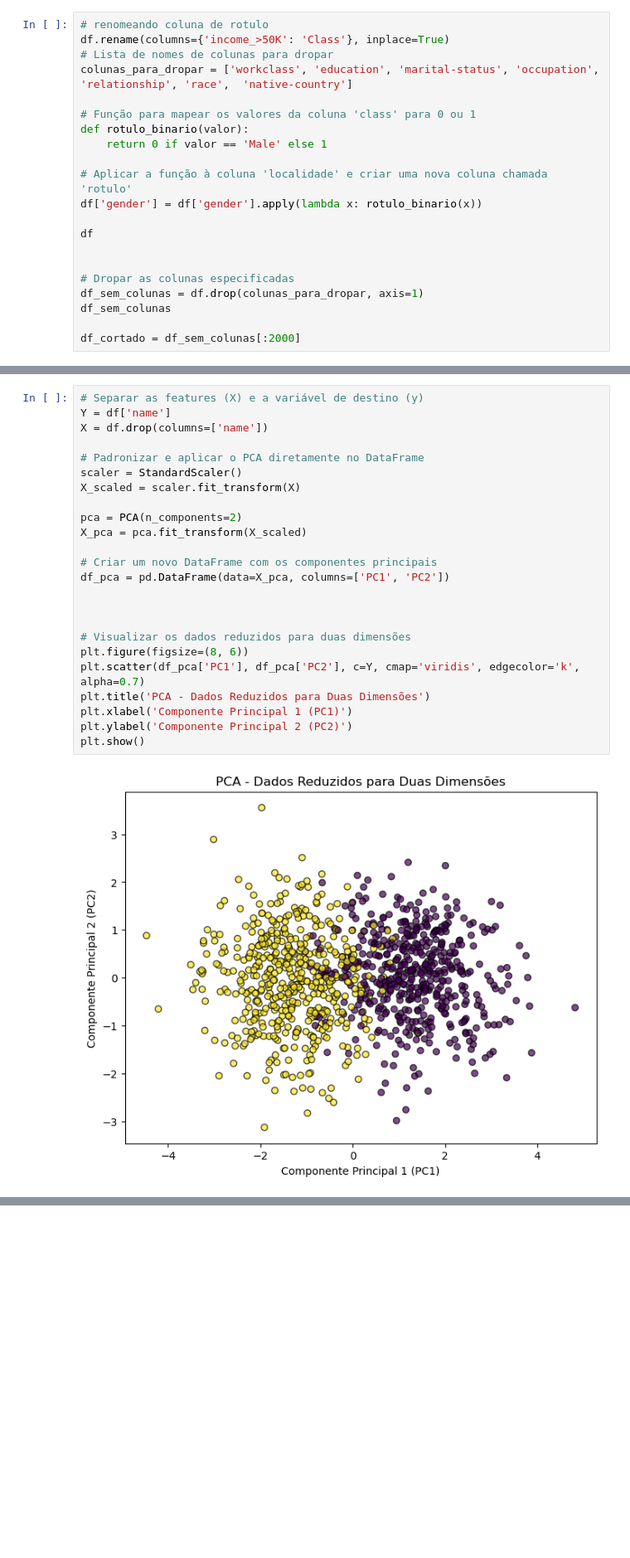
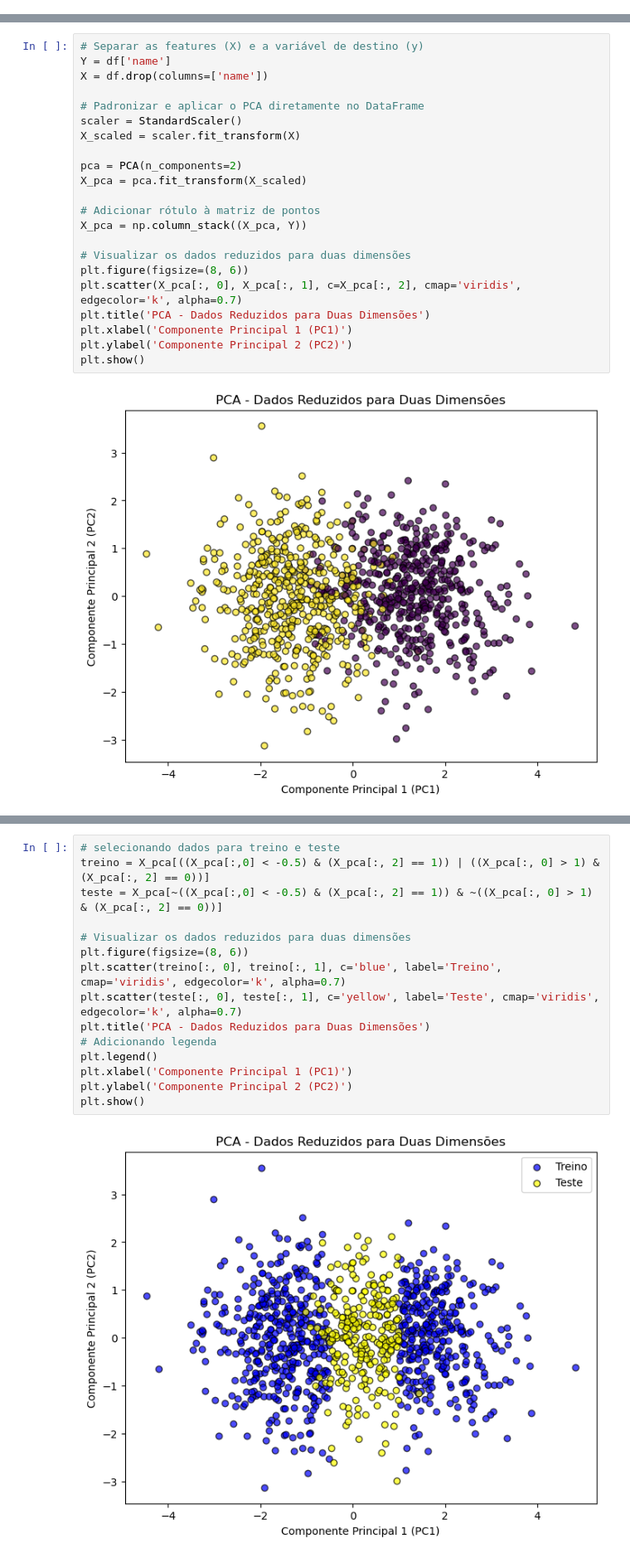
Before and after one commit to milenamoreira/geometria-computacional, a Jupyter notebook: TPALG2_V2.ipynb, the cells around one changed output, grey strips where cells are left out. Shown at 83% size. Cells and saved outputs as stored; diff of their text form; blank space fills up the shorter version.

```diff
--- a/TPALG2_V2.ipynb
+++ b/TPALG2_V2.ipynb
@@ -678,21 +735,0 @@ df.head()
-# %%
-# renomeando coluna de rotulo
-df.rename(columns={'income_>50K': 'Class'}, inplace=True)
-# Lista de nomes de colunas para dropar
-colunas_para_dropar = ['workclass', 'education', 'marital-status', 'occupation', 'relationship', 'race',  'native-country']
-
-# Função para mapear os valores da coluna 'class' para 0 ou 1
-def rotulo_binario(valor):
-    return 0 if valor == 'Male' else 1
-
-# Aplicar a função à coluna 'localidade' e criar uma nova coluna chamada 'rotulo'
-df['gender'] = df['gender'].apply(lambda x: rotulo_binario(x))
-
-df
-
-
-# Dropar as colunas especificadas
-df_sem_colunas = df.drop(colunas_para_dropar, axis=1)
-df_sem_colunas
-
-df_cortado = df_sem_colunas[:2000]
@@ -780,14 +790,12 @@ X_scaled = scaler.fit_transform(X)
 pca = PCA(n_components=2)
 X_pca = pca.fit_transform(X_scaled)
 
-# Criar um novo DataFrame com os componentes principais
-df_pca = pd.DataFrame(data=X_pca, columns=['PC1', 'PC2'])
-
-
+# Adicionar rótulo à matriz de pontos
+X_pca = np.column_stack((X_pca, Y))
 
 # Visualizar os dados reduzidos para duas dimensões
 plt.figure(figsize=(8, 6))
-plt.scatter(df_pca['PC1'], df_pca['PC2'], c=Y, cmap='viridis', edgecolor='k', alpha=0.7)
+plt.scatter(X_pca[:, 0], X_pca[:, 1], c=X_pca[:, 2], cmap='viridis', edgecolor='k', alpha=0.7)
 plt.title('PCA - Dados Reduzidos para Duas Dimensões')
 plt.xlabel('Componente Principal 1 (PC1)')
 plt.ylabel('Componente Principal 2 (PC2)')
@@ -812,0 +805,17 @@ df
+# %%
+# selecionando dados para treino e teste
+treino = X_pca[((X_pca[:,0] < -0.5) & (X_pca[:, 2] == 1)) | ((X_pca[:, 0] > 1) & (X_pca[:, 2] == 0))]
+teste = X_pca[~((X_pca[:,0] < -0.5) & (X_pca[:, 2] == 1)) & ~((X_pca[:, 0] > 1) & (X_pca[:, 2] == 0))]
+
+# Visualizar os dados reduzidos para duas dimensões
+plt.figure(figsize=(8, 6))
+plt.scatter(treino[:, 0], treino[:, 1], c='blue', label='Treino', cmap='viridis', edgecolor='k', alpha=0.7)
+plt.scatter(teste[:, 0], teste[:, 1], c='yellow', label='Teste', cmap='viridis', edgecolor='k', alpha=0.7)
+plt.title('PCA - Dados Reduzidos para Duas Dimensões')
+# Adicionando legenda
+plt.legend()
+plt.xlabel('Componente Principal 1 (PC1)')
+plt.ylabel('Componente Principal 2 (PC2)')
+plt.show()
+# %% [output]
+[figure, added]
```
Also changed, not shown: parts of 26 cells of this notebook.
